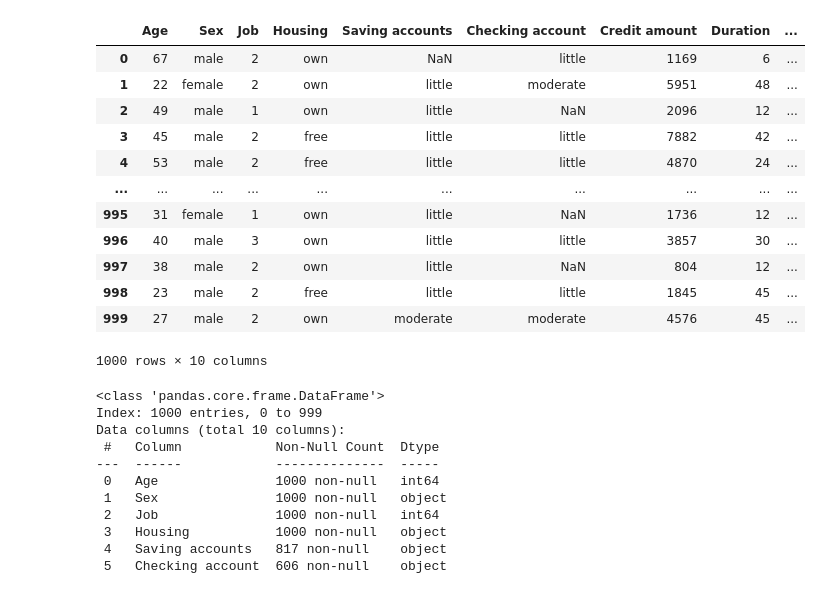
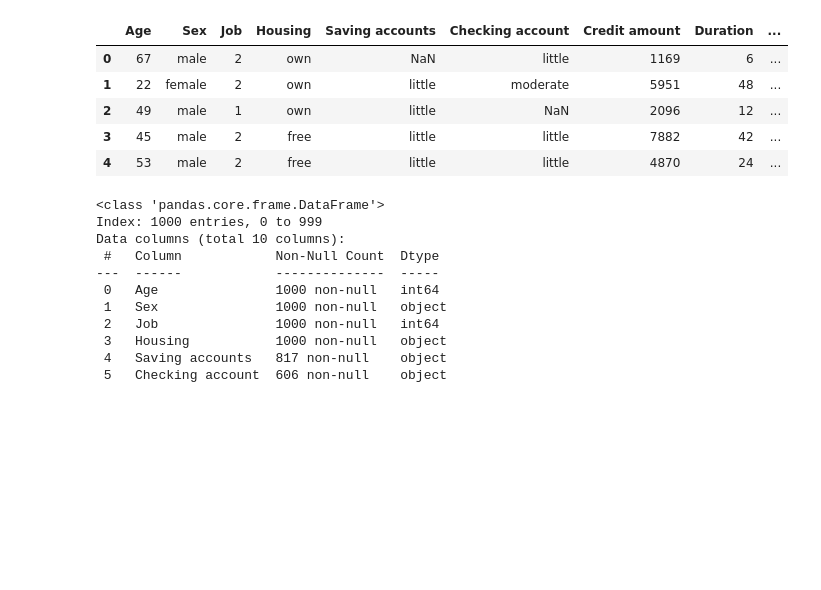
Before and after one commit to VHN1305/T--l-m, a Jupyter notebook: EDA.ipynb, the cells around one changed output. Drawn from its saved outputs; the diff is of its cells as text; code cells hidden in the pictures; blank space fills up the shorter version.

```diff
--- a/EDA.ipynb
+++ b/EDA.ipynb
@@ -11,21 +11,14 @@ warnings.filterwarnings("ignore")
 # Load the Data
 data = pd.read_csv("german_credit_data.csv",index_col=0) # Viết tắt của data - frame
 # %%
-data
+data.head()
 # %% [output]
 |  | Age | Sex | Job | Housing | Saving accounts | Checking account | Credit amount | Duration | ... |
 | 0 | 67 | male | 2 | own | NaN | little | 1169 | 6 | ... |
 | 1 | 22 | female | 2 | own | little | moderate | 5951 | 48 | ... |
 | 2 | 49 | male | 1 | own | little | NaN | 2096 | 12 | ... |
 | 3 | 45 | male | 2 | free | little | little | 7882 | 42 | ... |
 | 4 | 53 | male | 2 | free | little | little | 4870 | 24 | ... |
-| ... | ... | ... | ... | ... | ... | ... | ... | ... | ... |
-| 995 | 31 | female | 1 | own | little | NaN | 1736 | 12 | ... |
-| 996 | 40 | male | 3 | own | little | little | 3857 | 30 | ... |
-| 997 | 38 | male | 2 | own | little | NaN | 804 | 12 | ... |
-| 998 | 23 | male | 2 | free | little | little | 1845 | 45 | ... |
-| 999 | 27 | male | 2 | own | moderate | moderate | 4576 | 45 | ... |
-1000 rows × 10 columns
 # %%
 data.info() # 1000 điểm dữ liệu là ít - mô hình khó chính xác - Thu thập nhiều dữ liệu hơn
 # %% [output]
```
Also changed, not shown: 10 other files.
